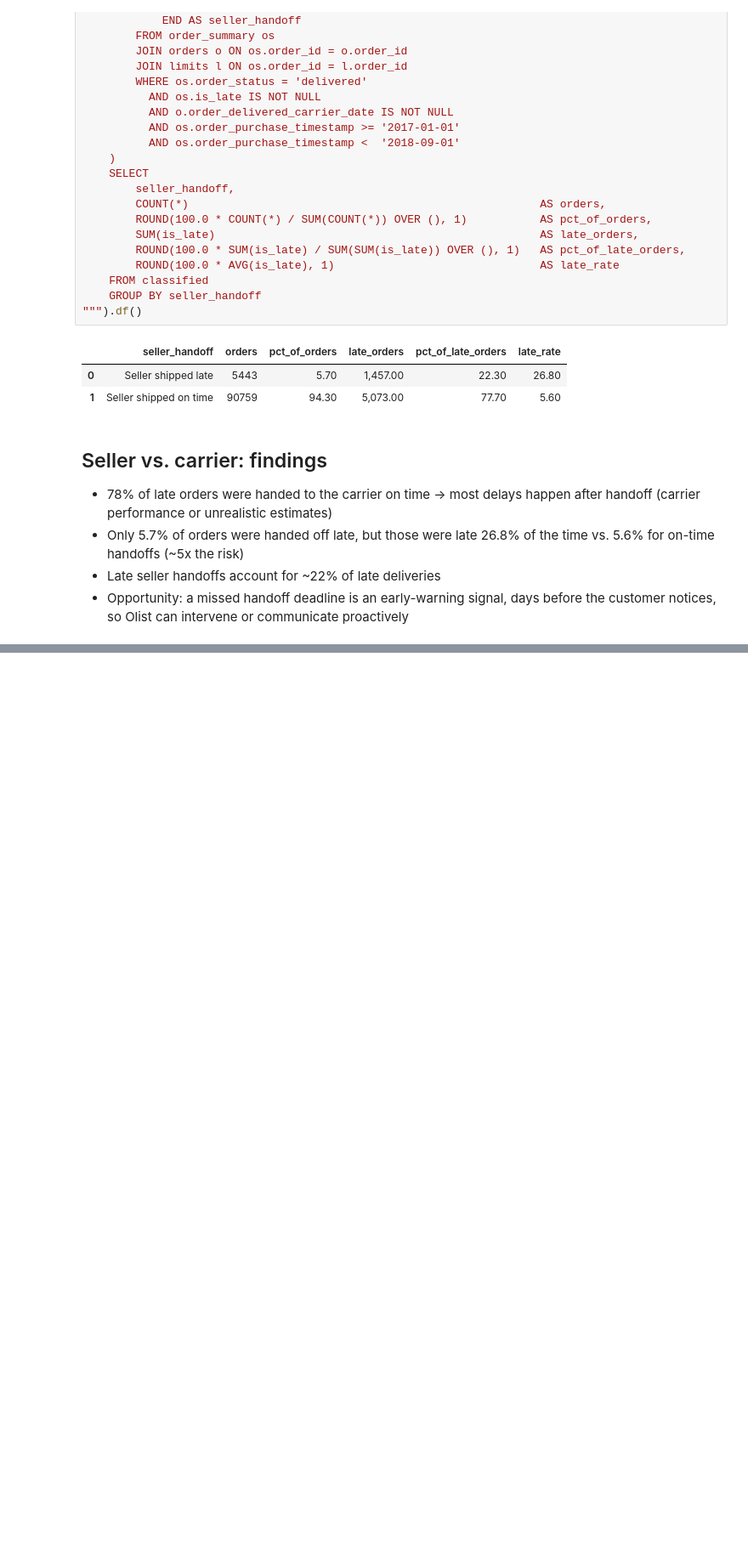
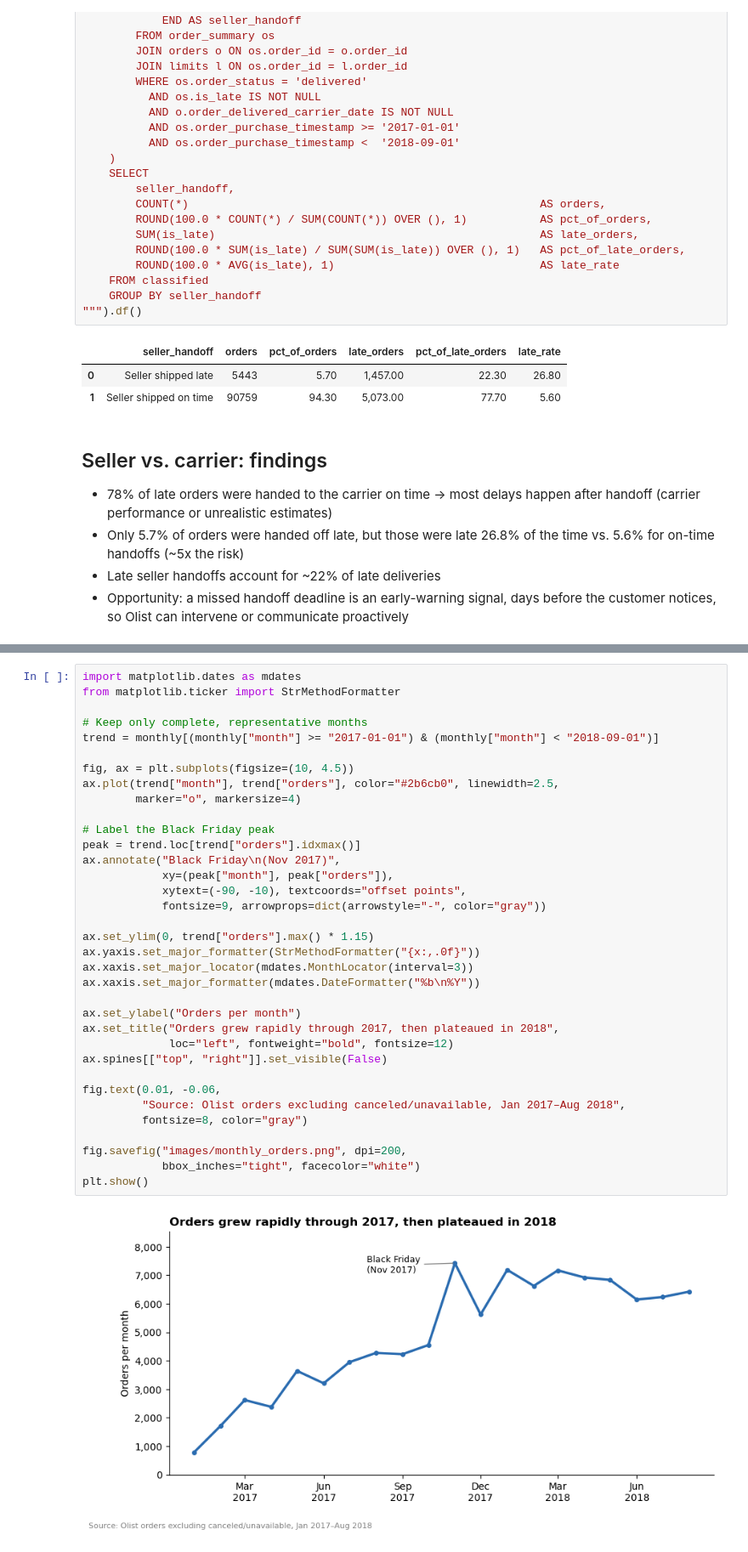
Before and after one commit to brandon-keck/olist-ecommerce-analysis, a Jupyter notebook: 02_analysis.ipynb, the cells around one changed output, grey strips where cells are left out. Shown at 85% size. Cells and saved outputs as stored; diff of their text form; blank space fills up the shorter version.

```diff
--- a/02_analysis.ipynb
+++ b/02_analysis.ipynb
@@ -694,0 +735,37 @@ con.sql("""
+# %%
+import matplotlib.dates as mdates
+from matplotlib.ticker import StrMethodFormatter
+
+# Keep only complete, representative months
+trend = monthly[(monthly["month"] >= "2017-01-01") & (monthly["month"] < "2018-09-01")]
+
+fig, ax = plt.subplots(figsize=(10, 4.5))
+ax.plot(trend["month"], trend["orders"], color="#2b6cb0", linewidth=2.5,
+        marker="o", markersize=4)
+
+# Label the Black Friday peak
+peak = trend.loc[trend["orders"].idxmax()]
+ax.annotate("Black Friday\n(Nov 2017)",
+            xy=(peak["month"], peak["orders"]),
+            xytext=(-90, -10), textcoords="offset points",
+            fontsize=9, arrowprops=dict(arrowstyle="-", color="gray"))
+
+ax.set_ylim(0, trend["orders"].max() * 1.15)
+ax.yaxis.set_major_formatter(StrMethodFormatter("{x:,.0f}"))
+ax.xaxis.set_major_locator(mdates.MonthLocator(interval=3))
+ax.xaxis.set_major_formatter(mdates.DateFormatter("%b\n%Y"))
+
+ax.set_ylabel("Orders per month")
+ax.set_title("Orders grew rapidly through 2017, then plateaued in 2018",
+             loc="left", fontweight="bold", fontsize=12)
+ax.spines[["top", "right"]].set_visible(False)
+
+fig.text(0.01, -0.06,
+         "Source: Olist orders excluding canceled/unavailable, Jan 2017–Aug 2018",
+         fontsize=8, color="gray")
+
+fig.savefig("images/monthly_orders.png", dpi=200,
+            bbox_inches="tight", facecolor="white")
+plt.show()
+# %% [output]
+[figure, added]
```
Also changed, not shown: parts of 4 cells of this notebook, 5 other files.
